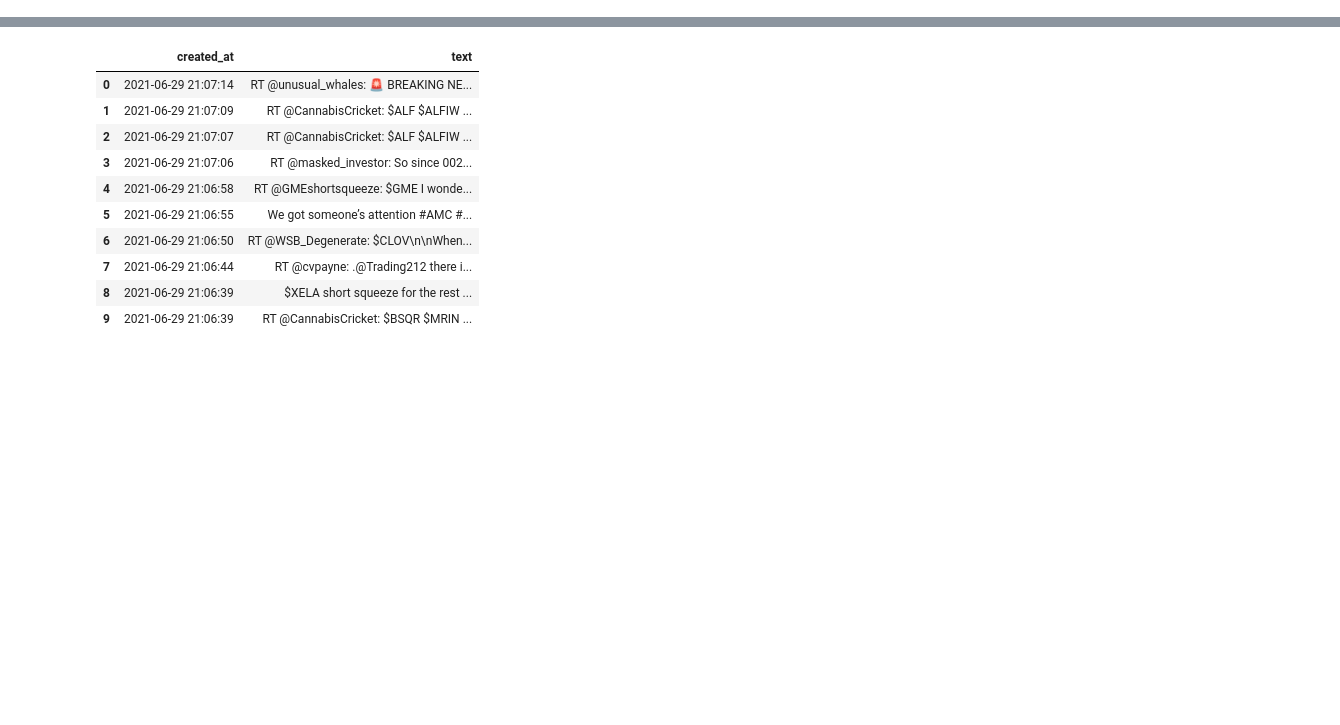
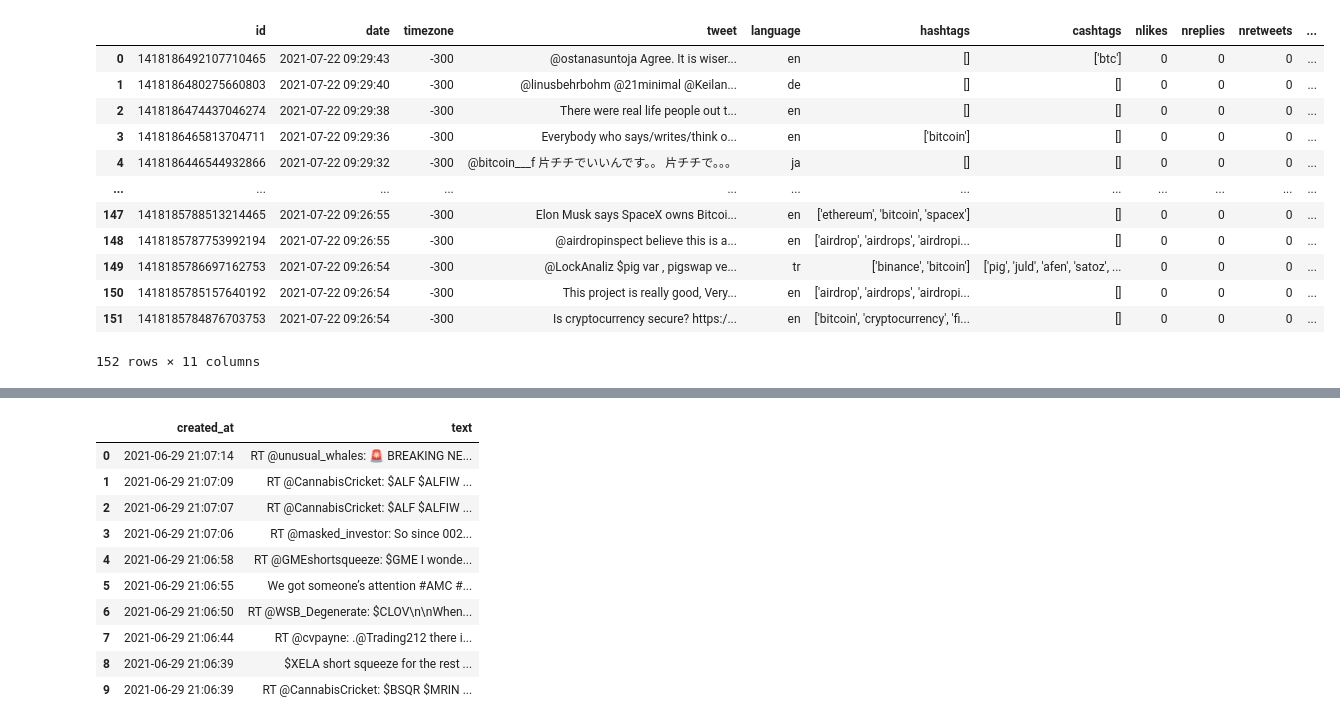
Before and after one commit to CardosoJr/investing, a Jupyter notebook: Extractors/news/twitter/testing.ipynb, the cells around one changed output, grey strips where cells are left out. Cells and saved outputs as stored; diff of their text form; code cells hidden in the pictures; blank space fills up the shorter version.

```diff
--- a/Extractors/news/twitter/testing.ipynb
+++ b/Extractors/news/twitter/testing.ipynb
@@ -9,3 +9,5 @@ import yaml
 import requests
 import os
 import json
+# %%
+df = pd.read_csv("teste.csv")
@@ -11,0 +44,16 @@ import json
+# %%
+df[['id', 'date', 'timezone', 'tweet', 'language', 'hashtags', 'cashtags', 'nlikes', 'nreplies', 'nretweets', 'translate']]
+# %% [output]
+|  | id | date | timezone | tweet | language | hashtags | cashtags | nlikes | nreplies | nretweets | ... |
+| 0 | 1418186492107710465 | 2021-07-22 09:29:43 | -300 | @ostanasuntoja Agree. It is wiser... | en | [] | ['btc'] | 0 | 0 | 0 | ... |
+| 1 | 1418186480275660803 | 2021-07-22 09:29:40 | -300 | @linusbehrbohm @21minimal @Keilan... | de | [] | [] | 0 | 0 | 0 | ... |
+| 2 | 1418186474437046274 | 2021-07-22 09:29:38 | -300 | There were real life people out t... | en | [] | [] | 0 | 0 | 0 | ... |
+| 3 | 1418186465813704711 | 2021-07-22 09:29:36 | -300 | Everybody who says/writes/think o... | en | ['bitcoin'] | [] | 0 | 0 | 0 | ... |
+| 4 | 1418186446544932866 | 2021-07-22 09:29:32 | -300 | @bitcoin___f 片チチでいいんです。。 片チチで。。。 | ja | [] | [] | 0 | 0 | 0 | ... |
+| ... | ... | ... | ... | ... | ... | ... | ... | ... | ... | ... | ... |
+| 147 | 1418185788513214465 | 2021-07-22 09:26:55 | -300 | Elon Musk says SpaceX owns Bitcoi... | en | ['ethereum', 'bitcoin', 'spacex'] | [] | 0 | 0 | 0 | ... |
+| 148 | 1418185787753992194 | 2021-07-22 09:26:55 | -300 | @airdropinspect believe this is a... | en | ['airdrop', 'airdrops', 'airdropi... | [] | 0 | 0 | 0 | ... |
+| 149 | 1418185786697162753 | 2021-07-22 09:26:54 | -300 | @LockAnaliz $pig var , pigswap ve... | tr | ['binance', 'bitcoin'] | ['pig', 'juld', 'afen', 'satoz', ... | 0 | 0 | 0 | ... |
+| 150 | 1418185785157640192 | 2021-07-22 09:26:54 | -300 | This project is really good, Very... | en | ['airdrop', 'airdrops', 'airdropi... | [] | 0 | 0 | 0 | ... |
+| 151 | 1418185784876703753 | 2021-07-22 09:26:54 | -300 | Is cryptocurrency secure? https:/... | en | ['bitcoin', 'cryptocurrency', 'fi... | [] | 0 | 0 | 0 | ... |
+152 rows × 11 columns
```
Also changed, not shown: parts of 13 cells of this notebook, 1 other file.
